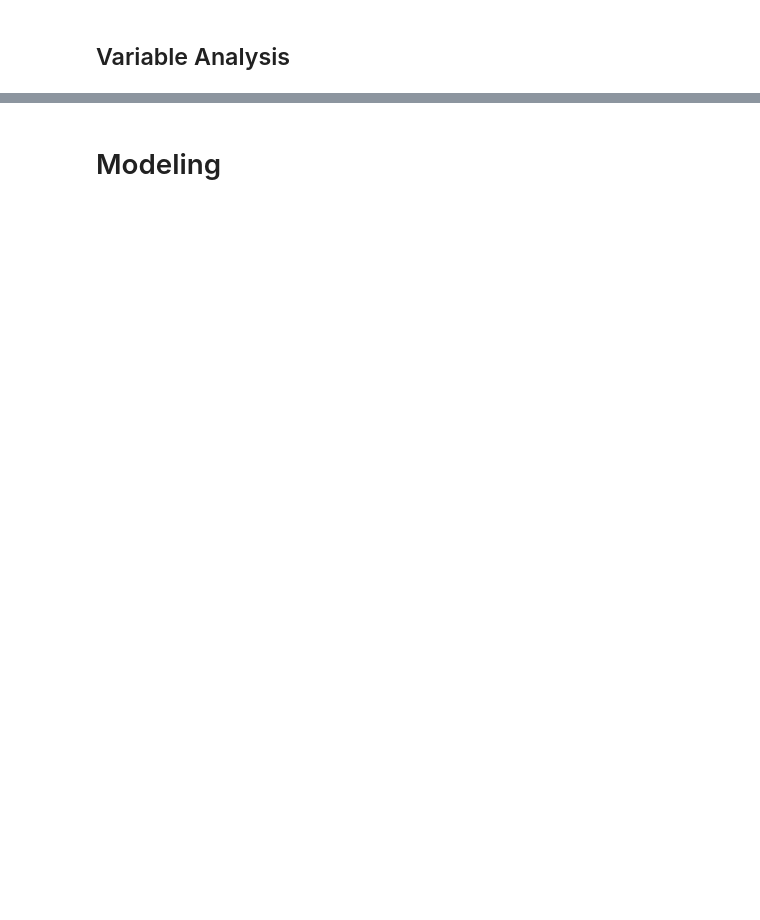
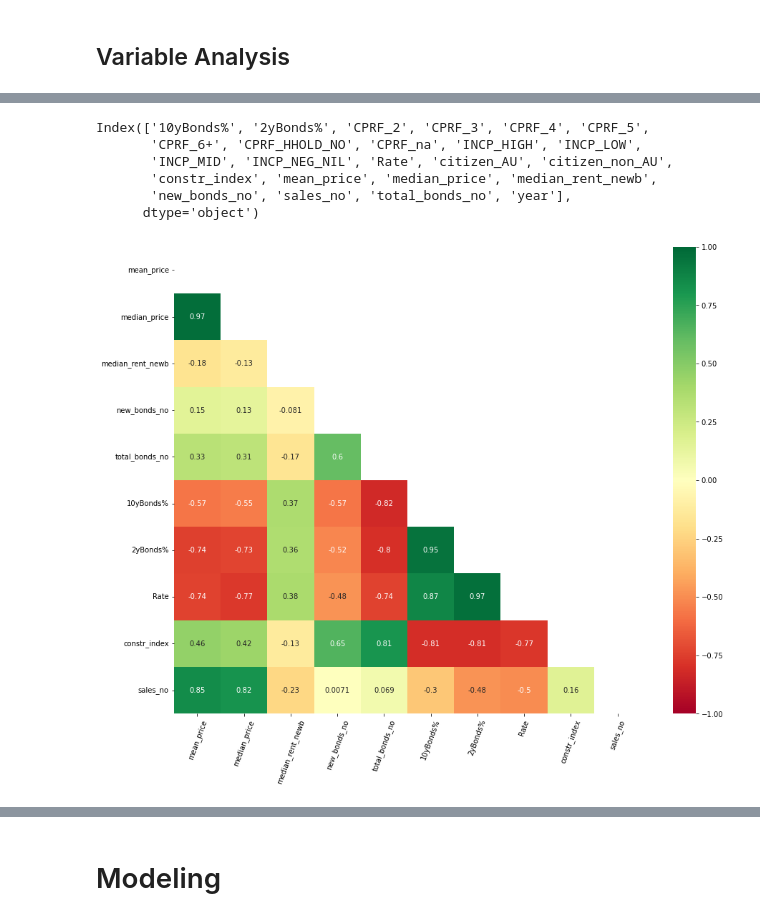
Before and after one commit to walthersy/NSW-house-price, a Jupyter notebook: Ken - Main Notebook.ipynb, the cells around one changed output, grey strips where cells are left out. Drawn from its saved outputs; the diff is of its cells as text; code cells hidden in the pictures; blank space fills up the shorter version.

```diff
--- a/Ken - Main Notebook.ipynb
+++ b/Ken - Main Notebook.ipynb
@@ -304,0 +134,26 @@ Analyse possible relationships between target variable and features. Check if fe
+# %%
+# remove all census data as it does not change over time
+pivot_time = pivot_time.drop(['Adelta_count',
+                              'Adelta_median',
+                              'Adelta_median_rent',
+                              'Adelta_new_bonds',
+                              'Qdelta_count',
+                              'Qdelta_median',
+                              'Qdelta_median_rent',
+                              'Qdelta_new_bonds',
+                              'YARRP 1976-1995',
+                              'YARRP 1996-2005',
+                              'YARRP 2006-2016',
+                              'YARRP <1975',
+                              'population_2016',
+                              'postcode',
+                              '0-4yo',
+                              '15-24yo',
+                              '25-34yo',
+                              '35-54yo',
+                              '5-14yo',
+                              '55-64yo',
+                              '65+yo',
+                              'ATSI'],
+                            axis=1)
+pivot_time
@@ -304,0 +179,29 @@ Analyse possible relationships between target variable and features. Check if fe
+# %%
+pivot_time.columns
+# %% [output]
+Index(['10yBonds%', '2yBonds%', 'CPRF_2', 'CPRF_3', 'CPRF_4', 'CPRF_5',
+       'CPRF_6+', 'CPRF_HHOLD_NO', 'CPRF_na', 'INCP_HIGH', 'INCP_LOW',
+       'INCP_MID', 'INCP_NEG_NIL', 'Rate', 'citizen_AU', 'citizen_non_AU',
+       'constr_index', 'mean_price', 'median_price', 'median_rent_newb',
+       'new_bonds_no', 'sales_no', 'total_bonds_no', 'year'],
+      dtype='object')
+# %%
+# show correlation matrix for numeric data
+plt.figure(figsize=(16, 12))
+
+postcode_corr = pivot_time[['mean_price', 'median_price', 'median_rent_newb', 'new_bonds_no', 'total_bonds_no',
+                            '10yBonds%', '2yBonds%', 'Rate', 'constr_index', 'sales_no']]
+
+matrix = np.triu(postcode_corr.corr())
+
+sns.heatmap(postcode_corr.corr(),
+            annot=True, # put coefficients in
+            fmt='.2g', # set number of decimals
+            vmin=-1, vmax=1, center=0, # rescale colorbar
+            cmap='RdYlGn', # set color palette
+            square=True, # set squares
+            mask=matrix) # display only lower triangular matrix
+plt.yticks(rotation=360)
+plt.xticks(rotation=70);
+# %% [output]
+[figure, added]
```
Also changed, not shown: parts of 111 cells of this notebook.
